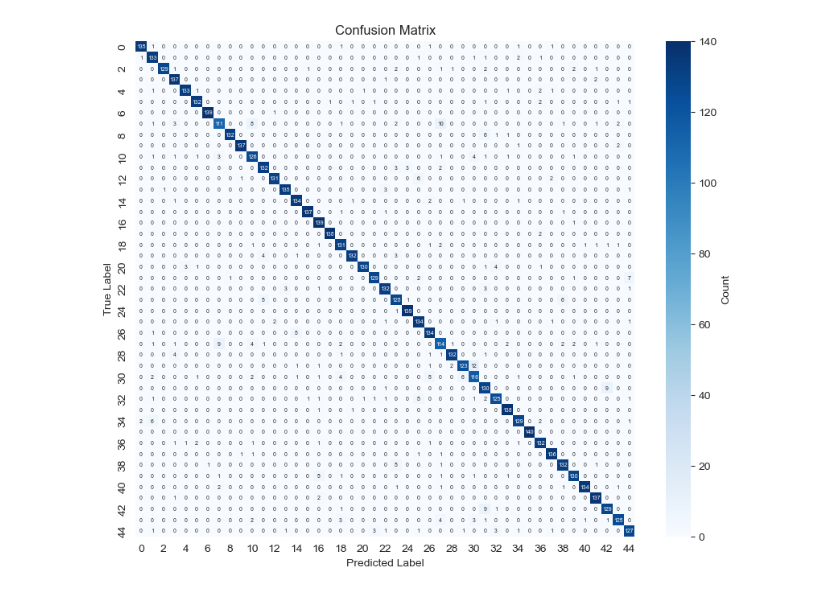
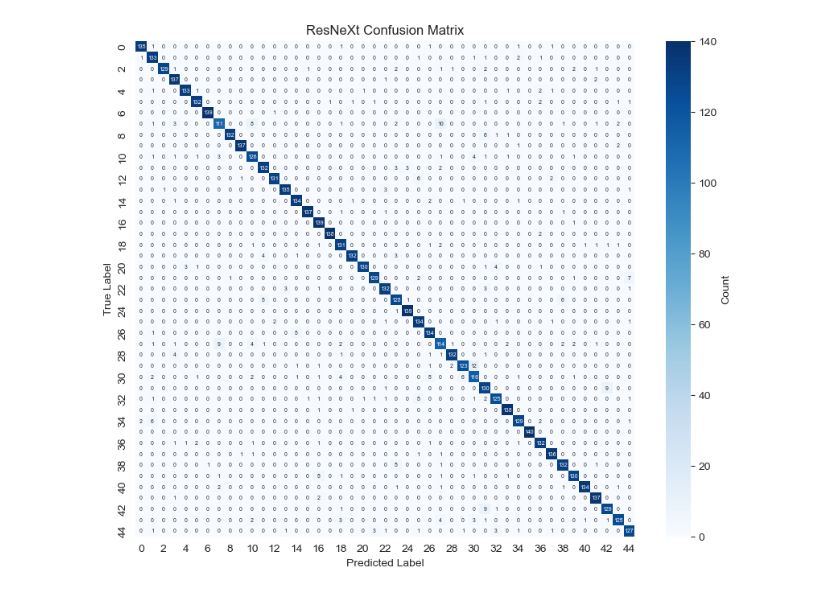
Before and after one commit to JackieLin2004/Intelligent-RS, a Jupyter notebook: ResNeXt/draw_indicators.ipynb, the cells around one changed output. Saved outputs shown, nothing was run; the diff lists cells and outputs as text; code cells hidden in the pictures.

Commit message:
Completion of ResNeXt's metrics chart

```diff
--- a/ResNeXt/draw_indicators.ipynb
+++ b/ResNeXt/draw_indicators.ipynb
@@ -1,29 +1,29 @@
 # %%
 import matplotlib.pyplot as plt
 import seaborn as sns
 from sklearn.metrics import confusion_matrix
 
 # 读取真实标签和预测结果
 all_labels = []
 all_preds = []
 with open("./best_model_labels_preds.txt", "r") as f:
     for line in f:
         label, pred = map(int, line.strip().split())
         all_labels.append(label)
         all_preds.append(pred)
 
 # 计算混淆矩阵
 conf_matrix = confusion_matrix(all_labels, all_preds)
 
 # 绘制混淆矩阵热力图
 plt.figure(figsize=(10, 8))  # 调整图形大小
 sns.heatmap(conf_matrix, annot=True, fmt="d", cmap="Blues", cbar_kws={'label': 'Count'}, annot_kws={"size": 5})
 plt.xlabel("Predicted Label")
 plt.ylabel("True Label")
-plt.title("Confusion Matrix")
+plt.title("ResNeXt Confusion Matrix")
 
 # 保存图像
-plt.savefig("./confusion_matrix.png", dpi=500)  # 保存为高分辨率图片
+plt.savefig("./ResNeXt_Confusion_Matrix.png", dpi=500)  # 保存为高分辨率图片
 plt.show()
 # %% [output]
-[figure, old version]
+[figure, new version]
```
Also changed, not shown: parts of 2 cells of this notebook, 4 other files.
